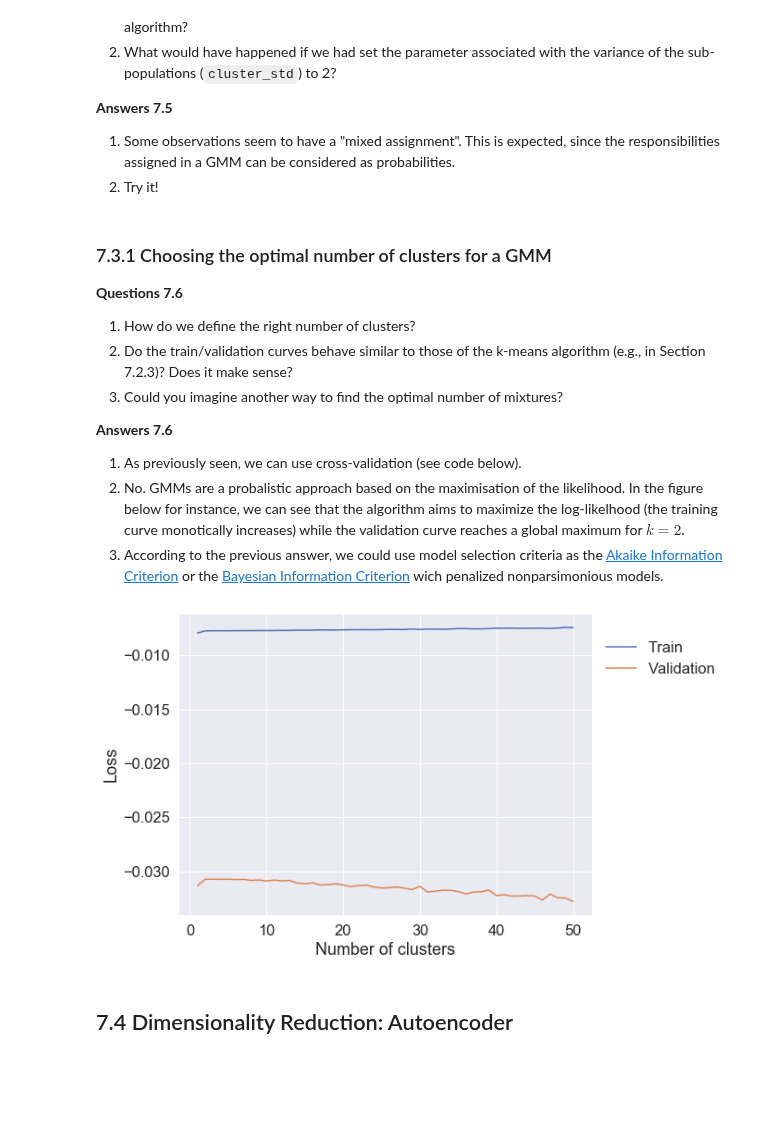
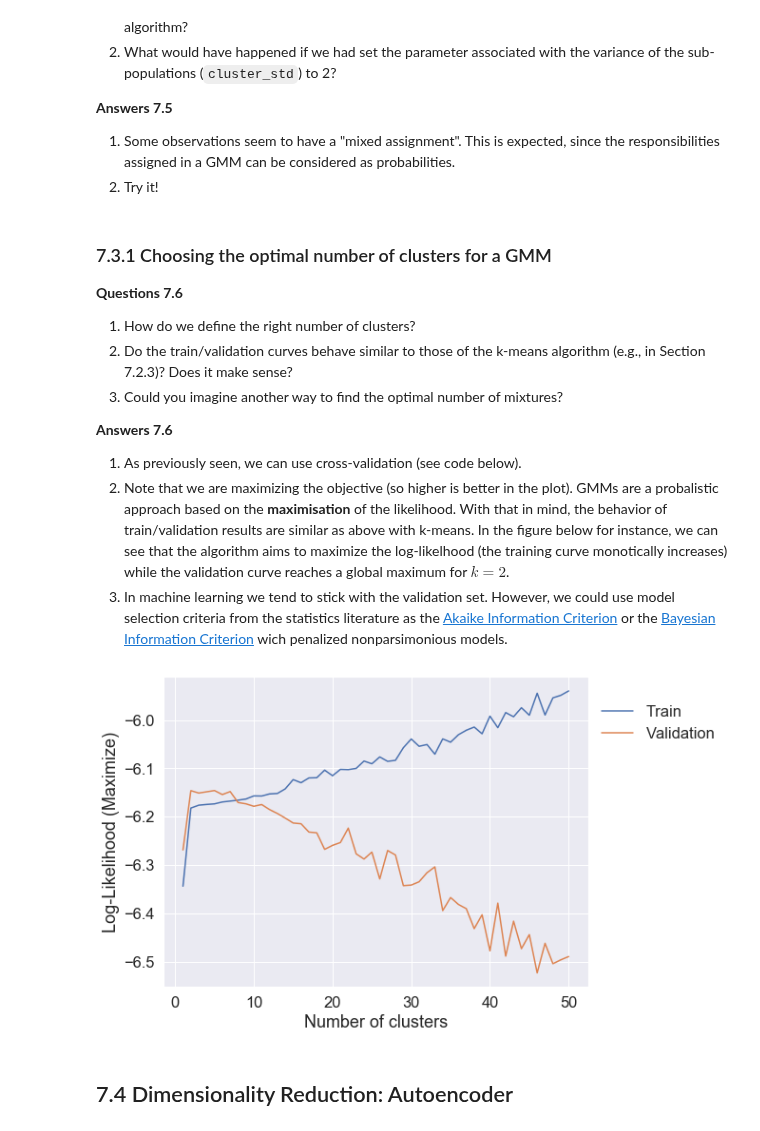
Before and after one commit to lcharlin/80-629, a Jupyter notebook: week7-Unsupervised/Unsupervised_answers.ipynb, the cells around one changed output. Cells and saved outputs as stored; diff of their text form; code cells hidden in the pictures; blank space fills up the shorter version.

```diff
--- a/week7-Unsupervised/Unsupervised_answers.ipynb
+++ b/week7-Unsupervised/Unsupervised_answers.ipynb
@@ -255,30 +260,30 @@ No handles with labels found to put in legend.
 **Answers 7.6**
 
 1. As previously seen, we can use cross-validation (see code below).
-2. No. GMMs are a probalistic approach based on the maximisation of the likelihood. In the figure below for instance, we can see that the algorithm aims to maximize the log-likelhood (the training curve monotically increases) while the validation curve reaches a global maximum for $k = 2$.
-3. According to the previous answer, we could use model selection criteria as the [Akaike Information Criterion](https://en.wikipedia.org/wiki/Akaike_information_criterion) or the [Bayesian Information Criterion](https://en.wikipedia.org/wiki/Bayesian_information_criterion) wich penalized nonparsimonious models.
+2. Note that we are maximizing the objective (so higher is better in the plot). GMMs are a probalistic approach based on the **maximisation** of the likelihood. With that in mind, the behavior of train/validation results are similar as above with k-means. In the figure below for instance, we can see that the algorithm aims to maximize the log-likelhood (the training curve monotically increases) while the validation curve reaches a global maximum for $k = 2$.
+3. In machine learning we tend to stick with the validation set. However, we could use model selection criteria from the statistics literature as the [Akaike Information Criterion](https://en.wikipedia.org/wiki/Akaike_information_criterion) or the [Bayesian Information Criterion](https://en.wikipedia.org/wiki/Bayesian_information_criterion) wich penalized nonparsimonious models.
 # %%
 X_train, X_valid, _, _ = train_test_split(X, y, test_size=0.2, random_state=0)
 loss_train, loss_valid = [], []
 
 for k in np.arange(max_cluster)+1:
     GMM = mixture.GaussianMixture(n_components=k, covariance_type='full')
     GMM.fit(X_train)
 
-    loss_train.append(GMM.score(X_train)/X_train.shape[0])
-    loss_valid.append(GMM.score(X_valid)/X_valid.shape[0])
+    loss_train.append(GMM.score(X_train))
+    loss_valid.append(GMM.score(X_valid))
 
 plt.plot(np.arange(max_cluster)+1, loss_train, label='Train')
 plt.plot(np.arange(max_cluster)+1, loss_valid, label='Validation')
 
 plt.xlabel('Number of clusters')
-plt.ylabel('Loss')
+plt.ylabel('Log-Likelihood (Maximize)')
 
 # Ghosting the legend
 leg = plt.gca().legend(loc='center left', bbox_to_anchor=(1, .85))
 leg.get_frame().set_alpha(0)
 # %% [output]
-[figure, old version]
+[figure, new version]
 # %% [markdown]
 ## 7.4 Dimensionality Reduction: Autoencoder
 # %% [markdown]
```
Also changed, not shown: parts of 7 cells of this notebook.
